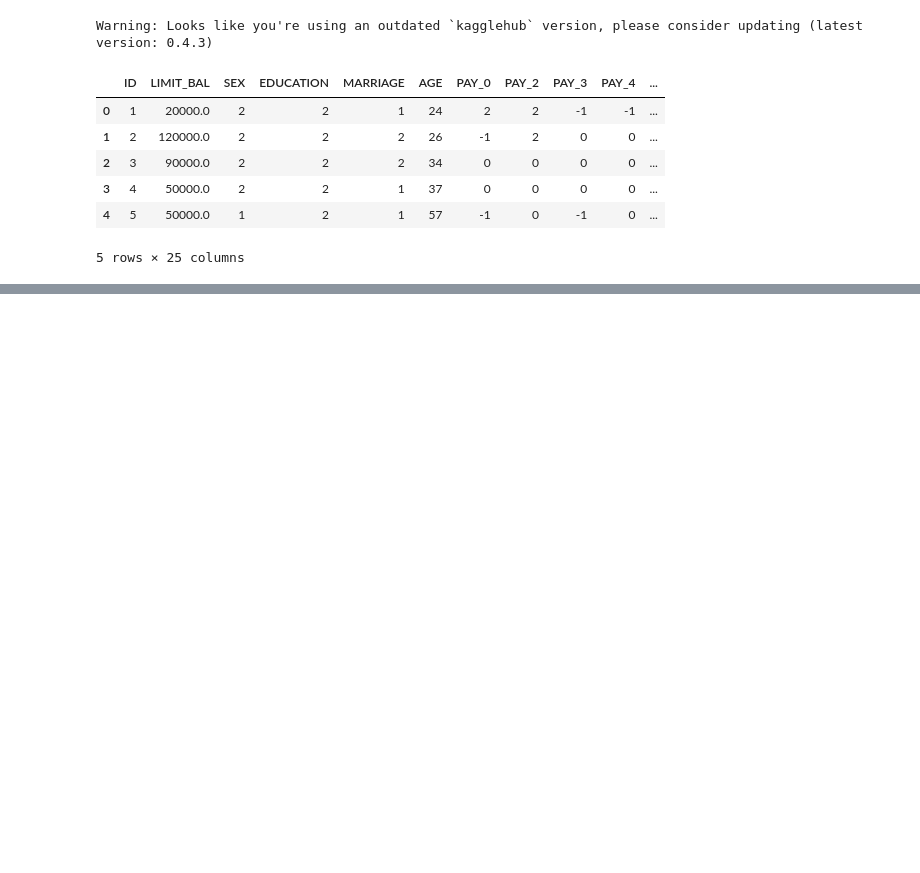
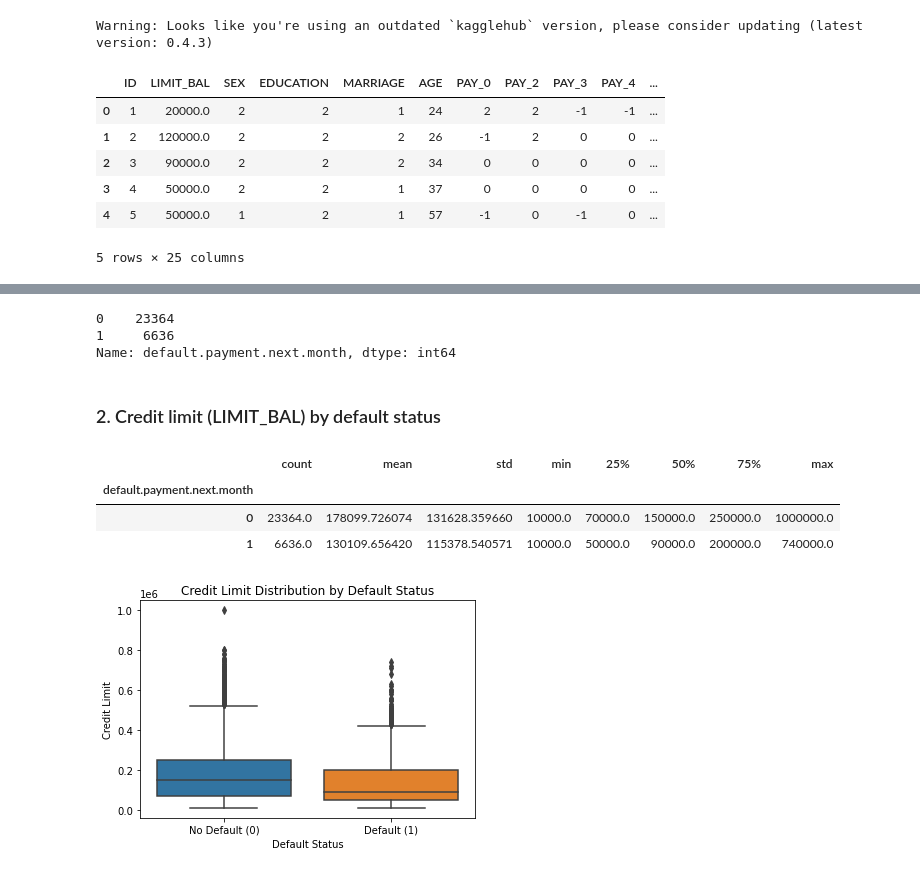
Before and after one commit to Aby-12/Credit-default-prediction-project, a Jupyter notebook: notebook.ipynb, the cells around one changed output, grey strips where cells are left out. Cells and saved outputs as stored; diff of their text form; code cells hidden in the pictures; blank space fills up the shorter version.

```diff
--- a/notebook.ipynb
+++ b/notebook.ipynb
@@ -54,0 +123,7 @@ Warning: Looks like you're using an outdated `kagglehub` version, please conside
+# %%
+# Count observations in each class --how many defaults vs non-defaults
+df['default.payment.next.month'].value_counts()
+# %% [output]
+0    23364
+1     6636
+Name: default.payment.next.month, dtype: int64
@@ -54,0 +139,10 @@ Warning: Looks like you're using an outdated `kagglehub` version, please conside
+# %% [markdown]
+### 2. Credit limit (LIMIT_BAL) by default status
+# %%
+# Compare credit limit by default status
+df.groupby('default.payment.next.month')['LIMIT_BAL'].describe()
+# %% [output]
+|  | count | mean | std | min | 25% | 50% | 75% | max |
+| default.payment.next.month |  |  |  |  |  |  |  |  |
+| 0 | 23364.0 | 178099.726074 | 131628.359660 | 10000.0 | 70000.0 | 150000.0 | 250000.0 | 1000000.0 |
+| 1 | 6636.0 | 130109.656420 | 115378.540571 | 10000.0 | 50000.0 | 90000.0 | 200000.0 | 740000.0 |
@@ -54,0 +153,18 @@ Warning: Looks like you're using an outdated `kagglehub` version, please conside
+# %%
+import seaborn as sns
+import matplotlib.pyplot as plt
+
+sns.boxplot(
+    x='default.payment.next.month',
+    y='LIMIT_BAL',
+    data=df
+)
+
+plt.xticks([0, 1], ['No Default (0)', 'Default (1)'])
+plt.xlabel('Default Status')
+plt.ylabel('Credit Limit')
+plt.title('Credit Limit Distribution by Default Status')
+
+plt.show()
+# %% [output]
+[figure, added]
```
Also changed, not shown: parts of 37 cells of this notebook.
